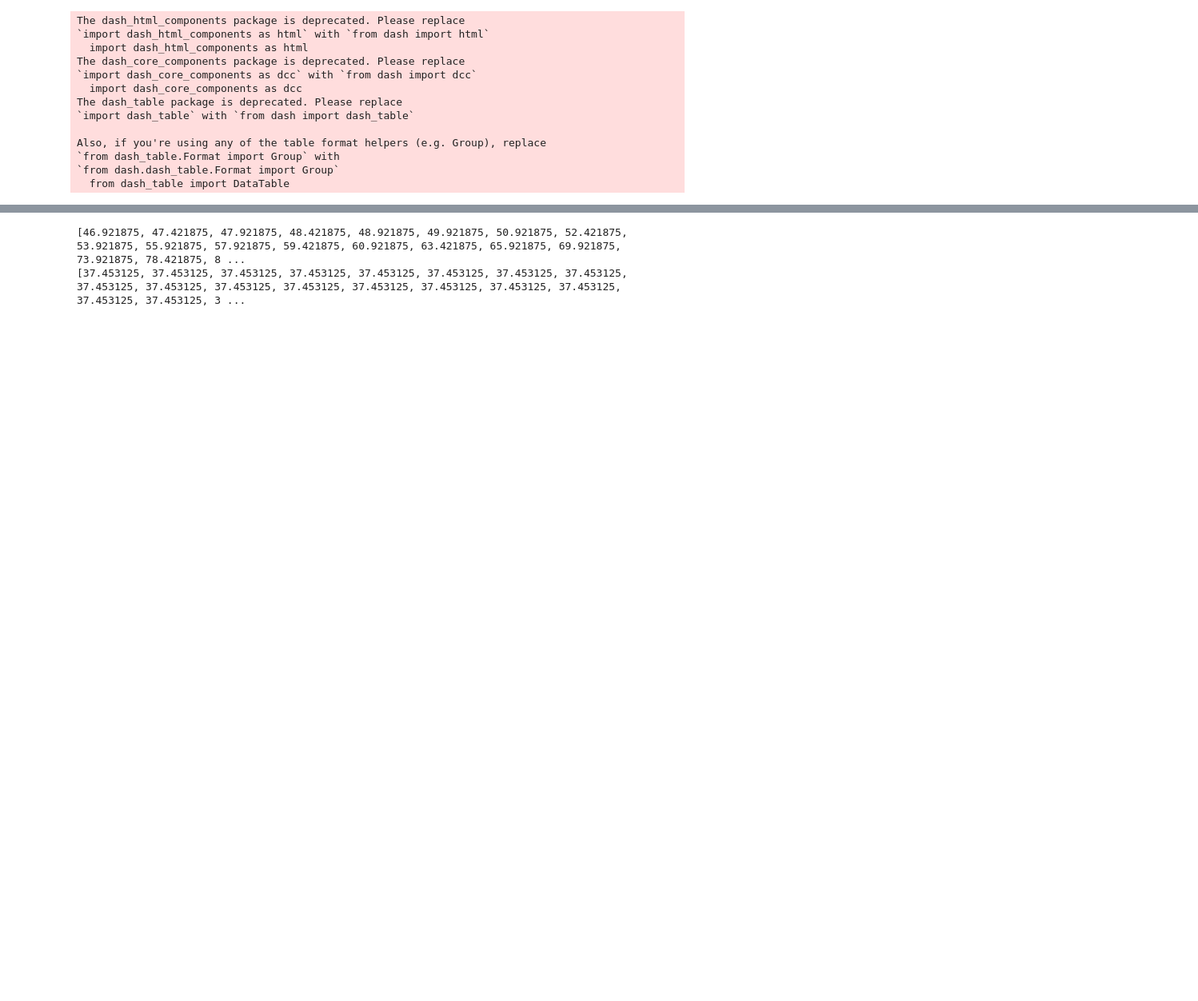
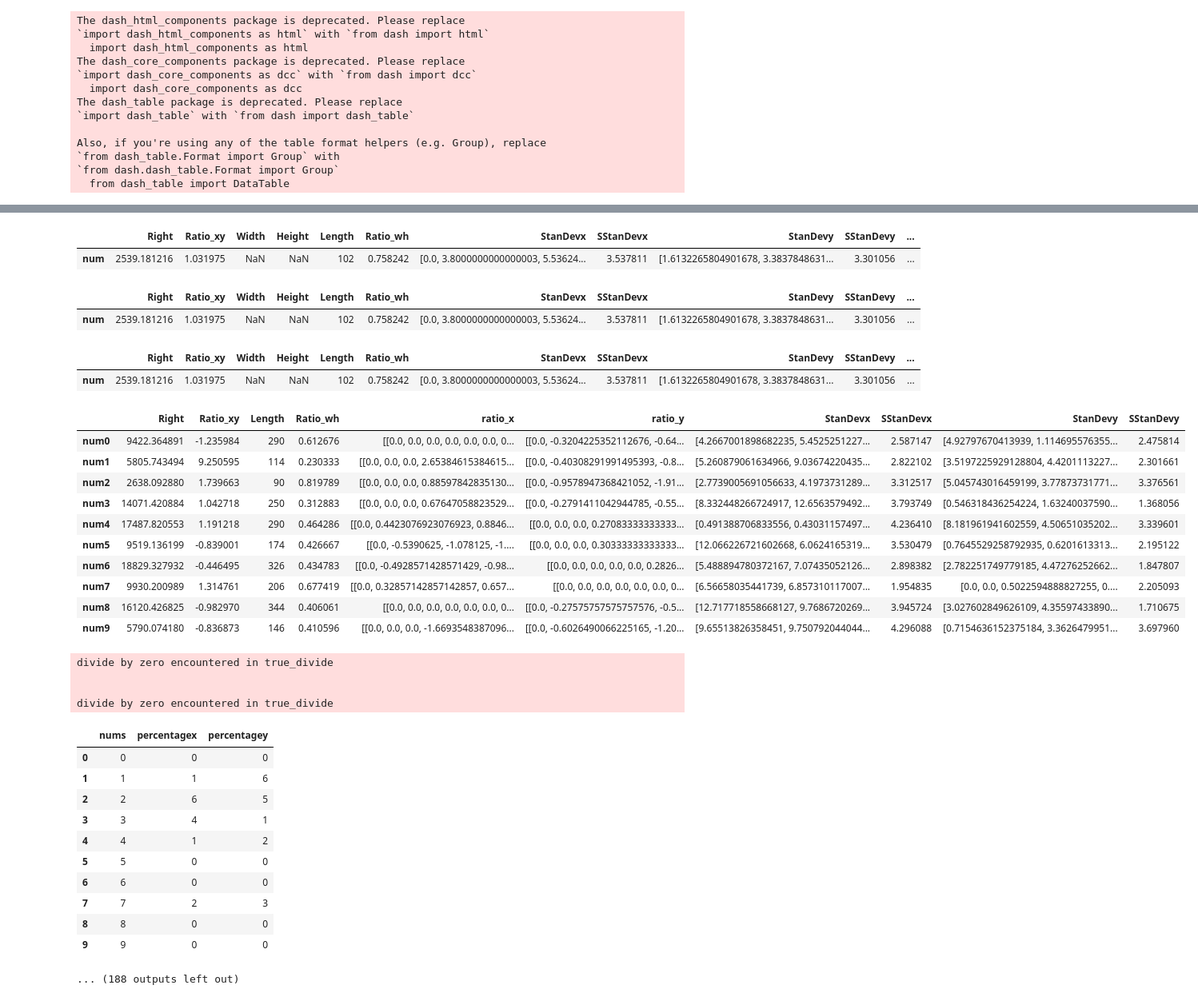
Before and after one commit to PedroGiacomelli/TRabalhoFinal, a Jupyter notebook: S2FinalProject.ipynb, the cells around one changed output, grey strips where cells are left out. Shown at 80% size. Saved outputs shown, nothing was run; the diff lists cells and outputs as text; code cells hidden in the pictures; blank space fills up the shorter version.

```diff
--- a/S2FinalProject.ipynb
+++ b/S2FinalProject.ipynb
@@ -93,7 +93,7 @@ website.layout=html.Div([
 
 
 # - - - - - - - - - - - - - - - - - - - - - - - - - - - - - - - - - - - - - - - - - - - - - - - - - - - - - - - - - #
-# - - - - - - - - - - - - - - - - - - - - - - - - - - - NRU - - - - - - - - - - - - - - - - - - - - - - - - - - - - #
+# - - - - - - - - - - - - - - - - - - - - - - - - - - - NRP - - - - - - - - - - - - - - - - - - - - - - - - - - - - #
 # - - - - - - - - - - - - - - - - - - - - - - - - - - - - - - - - - - - - - - - - - - - - - - - - - - - - - - - - - #
 
 
@@ -102,9 +102,10 @@ columns=["width","height","path"]
 allow=["number"]
 
 NRU=dbc.Container([
+
     DataTable(id="drawn_table",columns=[{"name":i,"id":i}for i in columns])
 
-])
+                ])
 
 class NRU():
     def __int__(self, number, pre_drawn, user_drawn, entry):
@@ -190,6 +191,7 @@ cards=dbc.Container([
                         dbc.Col(card3,width={"size":4,"offsett":0},xs=12,sm=12,md=12,lg=4,xl=4
                         )
                     ],justify="around")
+
                 ])
 
 
@@ -384,15 +386,23 @@ def drawn_data(string):
 
         lstx=[]
         lsty=[]
+        for i in range(1,len(data["objects"][1]["path"])-1):
 
-        for i in range(1,len(data["objects"][1]["path"])-1):
             lstx.append(data["objects"][1]["path"][i][1])
             lstx.append(data["objects"][1]["path"][i][3])
             lsty.append(data["objects"][1]["path"][i][2])
             lsty.append(data["objects"][1]["path"][i][4])
 
-        print(lstx)
-        print(lsty)
+        preguiçax=data["objects"][1]["width"]
+        preguiçay=data["objects"][1]["height"]
+        NTP_draw(lstx,lsty,preguiçax,preguiçay)
+        fig=NTP_draw(lstx,lsty,preguiçax,preguiçay)[0]
+        dfff=NTP_draw(lstx,lsty,preguiçax,preguiçay)[1]
+        stddx=NTP_draw(lstx,lsty,preguiçax,preguiçay)[2]
+        stddy=NTP_draw(lstx,lsty,preguiçax,preguiçay)[3]
+        inf_limit=0.6
+        upper_limit=1.5
+        NRP_base(fig,preguiçax,preguiçay,df,dfff,stddx,stddy,inf_limit,upper_limit)
 
 
     else:
@@ -559,5 +572,36 @@ NameError: name 'PreventUpdate' is not defined
+|  | Right | Ratio_xy | Width | Height | Length | Ratio_wh | StanDevx | SStanDevx | StanDevy | SStanDevy | ... |
+| num | 2539.181216 | 1.031975 | NaN | NaN | 102 | 0.758242 | [0.0, 3.8000000000000003, 5.53624... | 3.537811 | [1.6132265804901678, 3.3837848631... | 3.301056 | ... |
+|  | Right | Ratio_xy | Width | Height | Length | Ratio_wh | StanDevx | SStanDevx | StanDevy | SStanDevy | ... |
+| num | 2539.181216 | 1.031975 | NaN | NaN | 102 | 0.758242 | [0.0, 3.8000000000000003, 5.53624... | 3.537811 | [1.6132265804901678, 3.3837848631... | 3.301056 | ... |
+|  | Right | Ratio_xy | Width | Height | Length | Ratio_wh | StanDevx | SStanDevx | StanDevy | SStanDevy | ... |
+| num | 2539.181216 | 1.031975 | NaN | NaN | 102 | 0.758242 | [0.0, 3.8000000000000003, 5.53624... | 3.537811 | [1.6132265804901678, 3.3837848631... | 3.301056 | ... |
+|  | Right | Ratio_xy | Length | Ratio_wh | ratio_x | ratio_y | StanDevx | SStanDevx | StanDevy | SStanDevy |
+| num0 | 9422.364891 | -1.235984 | 290 | 0.612676 | [[0.0, 0.0, 0.0, 0.0, 0.0, 0.0, 0... | [[0.0, -0.3204225352112676, -0.64... | [4.2667001898682235, 5.4525251227... | 2.587147 | [4.92797670413939, 1.114695576355... | 2.475814 |
+| num1 | 5805.743494 | 9.250595 | 114 | 0.230333 | [[0.0, 0.0, 0.0, 2.65384615384615... | [[0.0, -0.40308291991495393, -0.8... | [5.260879061634966, 9.03674220435... | 2.822102 | [3.5197225929128804, 4.4201113227... | 2.301661 |
+| num2 | 2638.092880 | 1.739663 | 90 | 0.819789 | [[0.0, 0.0, 0.0, 0.88597842835130... | [[0.0, -0.9578947368421052, -1.91... | [2.7739005691056633, 4.1973731289... | 3.312517 | [5.045743016459199, 3.77873731771... | 3.376561 |
+| num3 | 14071.420884 | 1.042718 | 250 | 0.312883 | [[0.0, 0.0, 0.0, 0.67647058823529... | [[0.0, -0.2791411042944785, -0.55... | [8.332448266724917, 12.6563579492... | 3.793749 | [0.546318436254224, 1.63240037590... | 1.368056 |
+| num4 | 17487.820553 | 1.191218 | 290 | 0.464286 | [[0.0, 0.4423076923076923, 0.8846... | [[0.0, 0.0, 0.0, 0.27083333333333... | [0.491388706833556, 0.43031157497... | 4.236410 | [8.181961941602559, 4.50651035202... | 3.339601 |
+| num5 | 9519.136199 | -0.839001 | 174 | 0.426667 | [[0.0, -0.5390625, -1.078125, -1.... | [[0.0, 0.0, 0.0, 0.30333333333333... | [12.066226721602668, 6.0624165319... | 3.530479 | [0.7645529258792935, 0.6201613313... | 2.195122 |
+| num6 | 18829.327932 | -0.446495 | 326 | 0.434783 | [[0.0, -0.4928571428571429, -0.98... | [[0.0, 0.0, 0.0, 0.0, 0.0, 0.2826... | [5.488894780372167, 7.07435052126... | 2.898382 | [2.782251749779185, 4.47276252662... | 1.847807 |
+| num7 | 9930.200989 | 1.314761 | 206 | 0.677419 | [[0.0, 0.32857142857142857, 0.657... | [[0.0, 0.0, 0.0, 0.0, 0.0, 0.0, 0... | [6.56658035441739, 6.857310117007... | 1.954835 | [0.0, 0.0, 0.5022594888827255, 0.... | 2.205093 |
+| num8 | 16120.426825 | -0.982970 | 344 | 0.406061 | [[0.0, 0.0, 0.0, 0.0, 0.0, 0.0, 0... | [[0.0, -0.27575757575757576, -0.5... | [12.717718558668127, 9.7686720269... | 3.945724 | [3.027602849626109, 4.35597433890... | 1.710675 |
+| num9 | 5790.074180 | -0.836873 | 146 | 0.410596 | [[0.0, 0.0, 0.0, -1.6693548387096... | [[0.0, -0.6026490066225165, -1.20... | [9.65513826358451, 9.750792044044... | 4.296088 | [0.7154636152375184, 3.3626479951... | 3.697960 |
-[46.921875, 47.421875, 47.921875, 48.421875, 48.921875, 49.921875, 50.921875, 52.421875, 53.921875, 55.921875, 57.921875, 59.421875, 60.921875, 63.421875, 65.921875, 69.921875, 73.921875, 78.421875, 8 ...
-[37.453125, 37.453125, 37.453125, 37.453125, 37.453125, 37.453125, 37.453125, 37.453125, 37.453125, 37.453125, 37.453125, 37.453125, 37.453125, 37.453125, 37.453125, 37.453125, 37.453125, 37.453125, 3 ...
+divide by zero encountered in true_divide
+
+
+divide by zero encountered in true_divide
+|  | nums | percentagex | percentagey |
+| 0 | 0 | 0 | 0 |
+| 1 | 1 | 1 | 6 |
+| 2 | 2 | 6 | 5 |
+| 3 | 3 | 4 | 1 |
+| 4 | 4 | 1 | 2 |
+| 5 | 5 | 0 | 0 |
+| 6 | 6 | 0 | 0 |
+| 7 | 7 | 2 | 3 |
+| 8 | 8 | 0 | 0 |
+| 9 | 9 | 0 | 0 |
+... (188 outputs left out)
 # %%
 # ----------------------------------------------------------------------------------------------------------------------- #
 # ---------------------------------------------------- DRAW ------------------------------------------------------------- #
```
Also changed, not shown: parts of 5 cells of this notebook.
